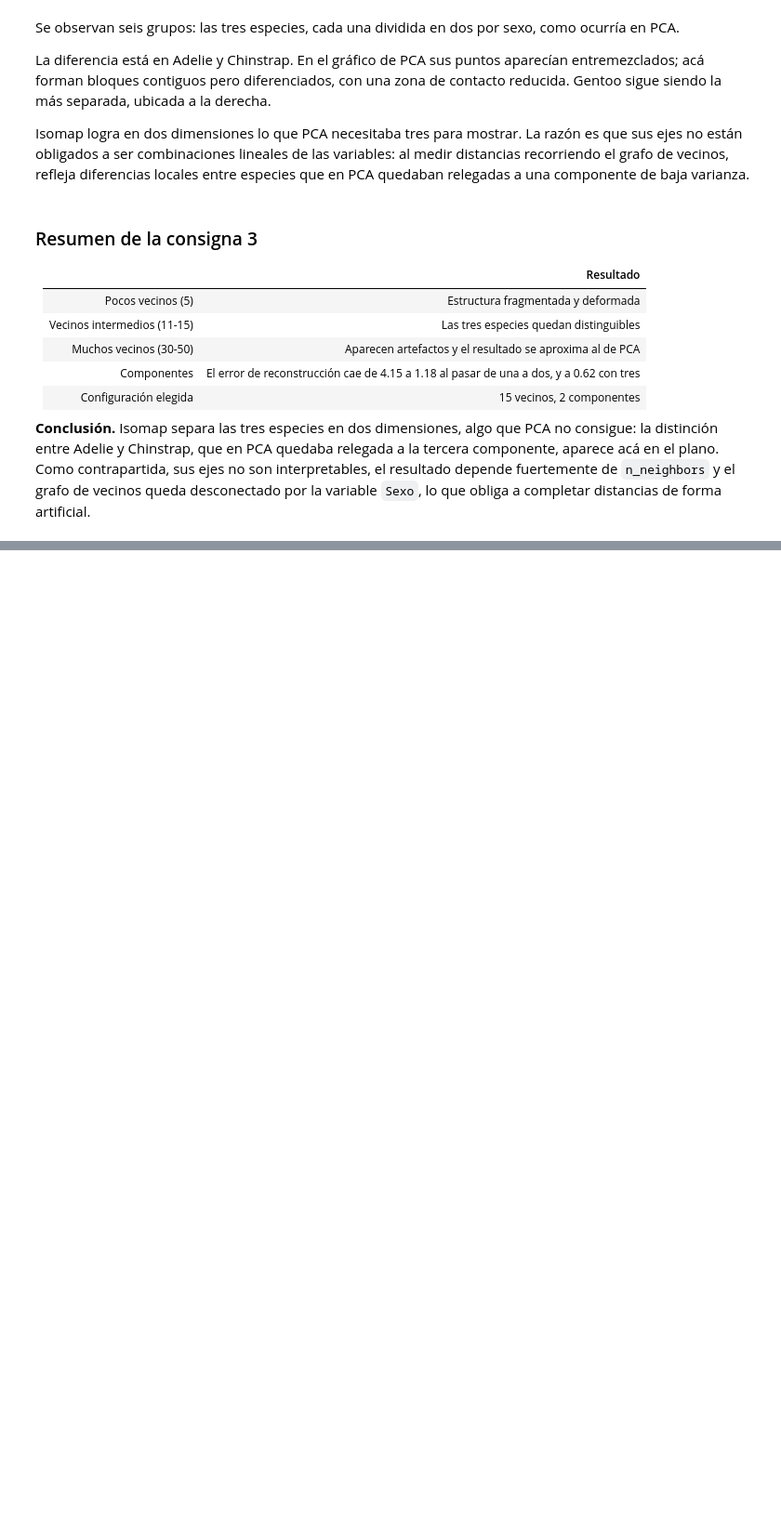
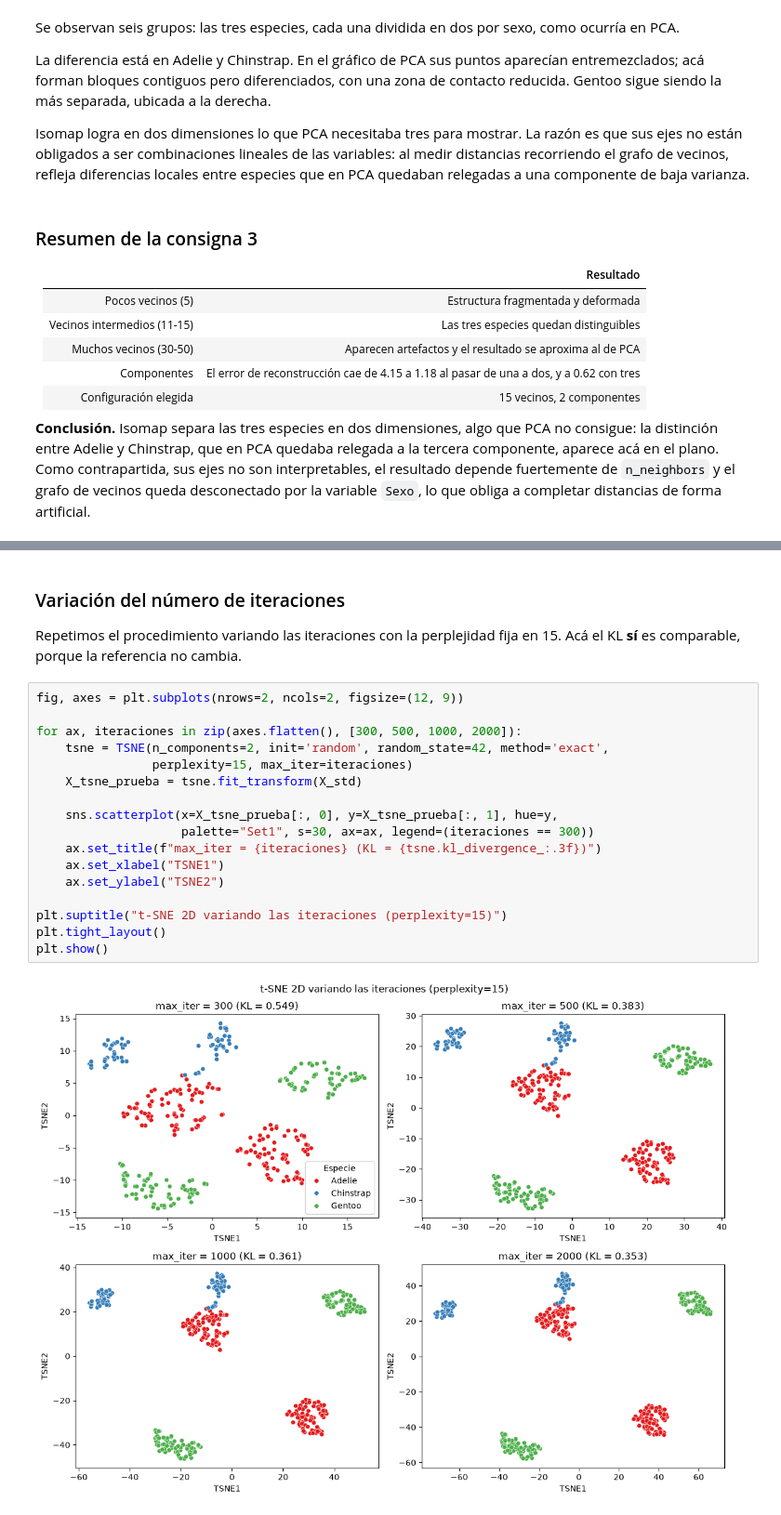
Before and after one commit to frankoespa/tuia-mineria-de-datos, a Jupyter notebook: tp1/tp1_mineria_renna_esparza.ipynb, the cells around one changed output, grey strips where cells are left out. Shown at 93% size. Saved outputs shown, nothing was run; the diff lists cells and outputs as text; blank space fills up the shorter version.

```diff
--- a/tp1/tp1_mineria_renna_esparza.ipynb
+++ b/tp1/tp1_mineria_renna_esparza.ipynb
@@ -890,0 +931,23 @@ Isomap logra en dos dimensiones lo que PCA necesitaba tres para mostrar. La raz
+# %% [markdown]
+### Variación del número de iteraciones
+
+Repetimos el procedimiento variando las iteraciones con la perplejidad fija en 15. Acá el KL **sí** es comparable, porque la referencia no cambia.
+# %%
+fig, axes = plt.subplots(nrows=2, ncols=2, figsize=(12, 9))
+
+for ax, iteraciones in zip(axes.flatten(), [300, 500, 1000, 2000]):
+    tsne = TSNE(n_components=2, init='random', random_state=42, method='exact',
+                perplexity=15, max_iter=iteraciones)
+    X_tsne_prueba = tsne.fit_transform(X_std)
+
+    sns.scatterplot(x=X_tsne_prueba[:, 0], y=X_tsne_prueba[:, 1], hue=y,
+                    palette="Set1", s=30, ax=ax, legend=(iteraciones == 300))
+    ax.set_title(f"max_iter = {iteraciones} (KL = {tsne.kl_divergence_:.3f})")
+    ax.set_xlabel("TSNE1")
+    ax.set_ylabel("TSNE2")
+
+plt.suptitle("t-SNE 2D variando las iteraciones (perplexity=15)")
+plt.tight_layout()
+plt.show()
+# %% [output]
+[figure, added]
```
Also changed, not shown: parts of 16 cells of this notebook, 5 other files.
